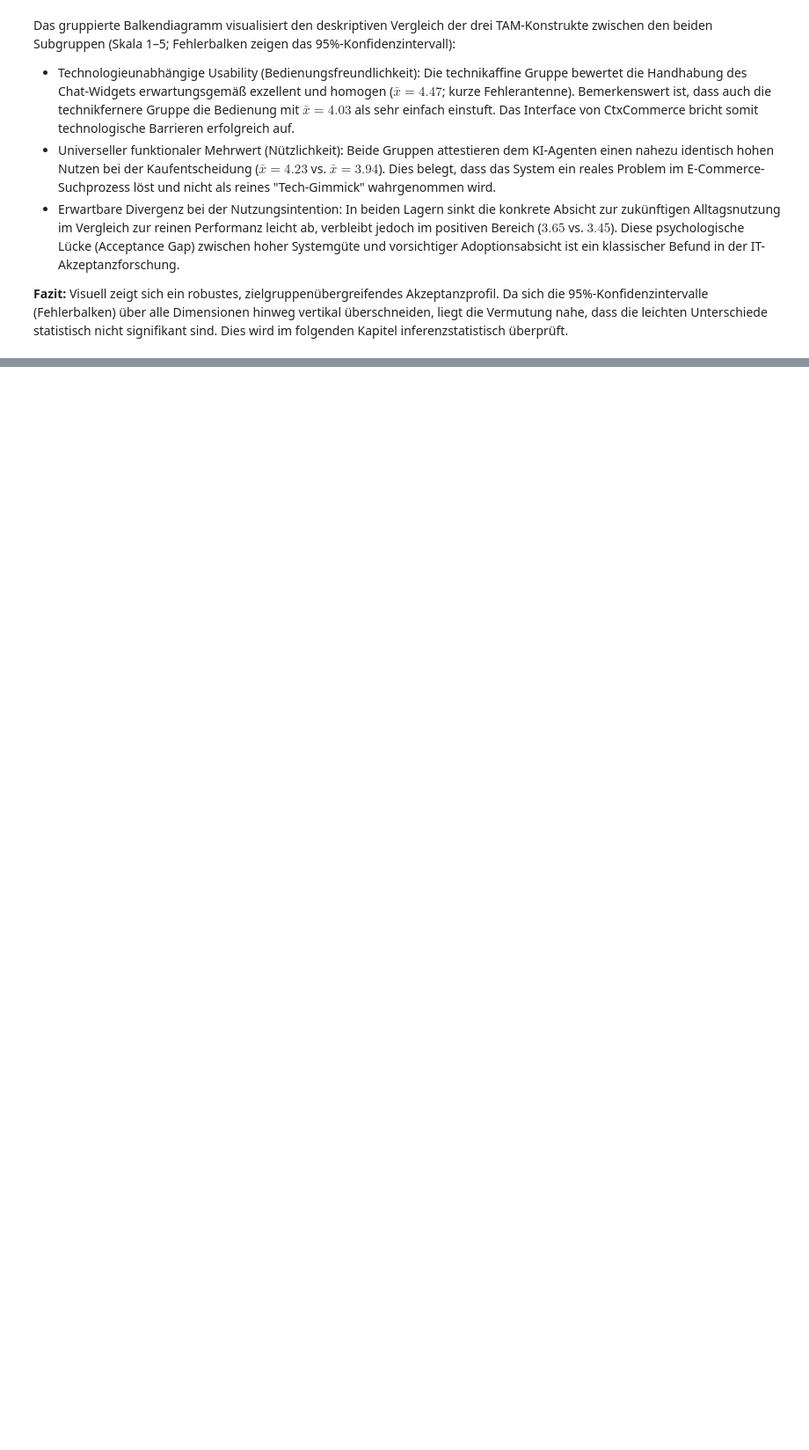
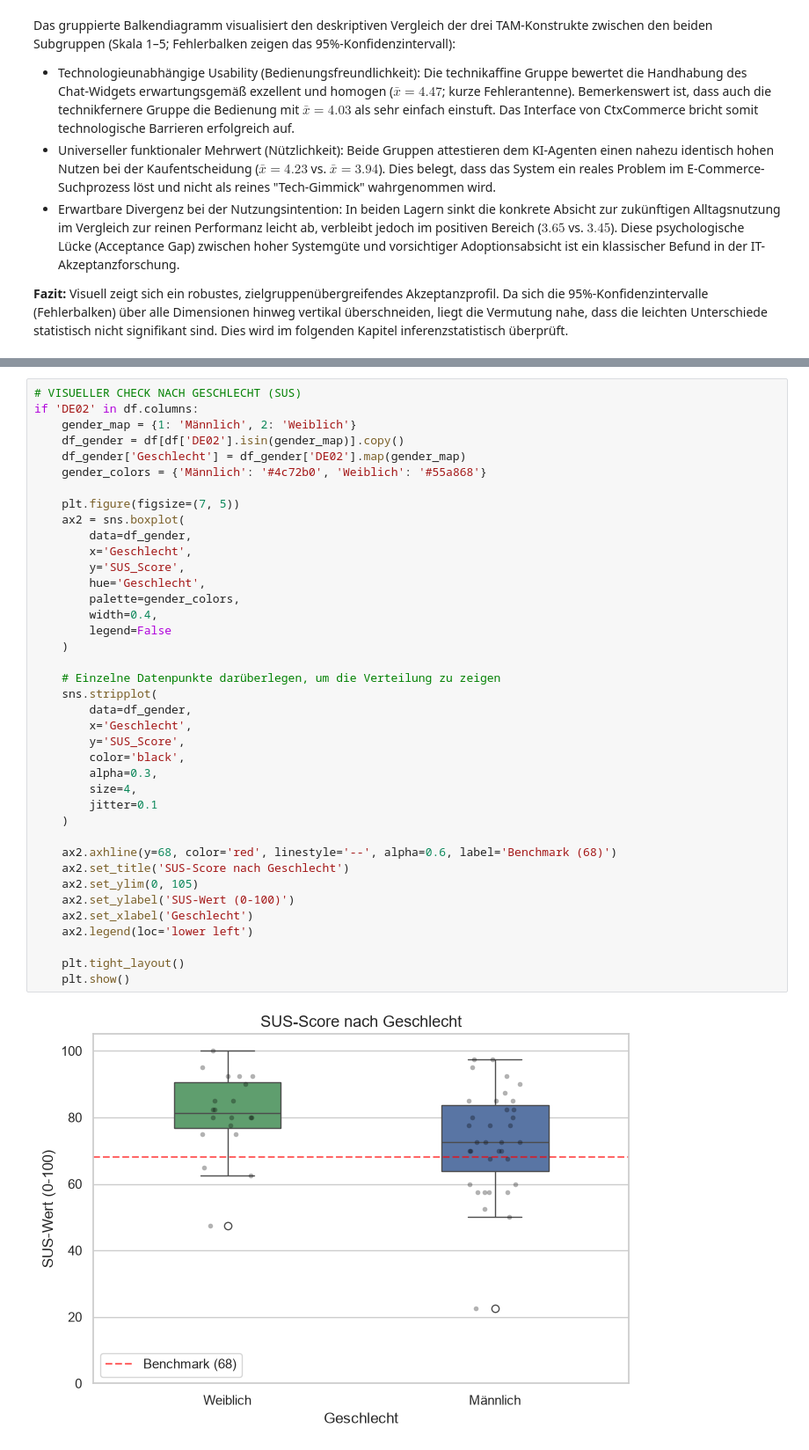
Before and after one commit to fuerstfabian/Analysis-Usability-Acceptance-CtxCommerce, a Jupyter notebook: notebooks/evaluation_analysis.ipynb, the cells around one changed output, grey strips where cells are left out. Shown at 88% size. Drawn from its saved outputs; the diff is of its cells as text; blank space fills up the shorter version.

```diff
--- a/notebooks/evaluation_analysis.ipynb
+++ b/notebooks/evaluation_analysis.ipynb
@@ -619,0 +593,41 @@ print('\n' + '=' * 80 + '\n')
+# %%
+# VISUELLER CHECK NACH GESCHLECHT (SUS)
+if 'DE02' in df.columns:
+    gender_map = {1: 'Männlich', 2: 'Weiblich'}
+    df_gender = df[df['DE02'].isin(gender_map)].copy()
+    df_gender['Geschlecht'] = df_gender['DE02'].map(gender_map)
+    gender_colors = {'Männlich': '#4c72b0', 'Weiblich': '#55a868'}
+
+    plt.figure(figsize=(7, 5))
+    ax2 = sns.boxplot(
+        data=df_gender,
+        x='Geschlecht',
+        y='SUS_Score',
+        hue='Geschlecht',
+        palette=gender_colors,
+        width=0.4,
+        legend=False
+    )
+
+    # Einzelne Datenpunkte darüberlegen, um die Verteilung zu zeigen
+    sns.stripplot(
+        data=df_gender,
+        x='Geschlecht',
+        y='SUS_Score',
+        color='black',
+        alpha=0.3,
+        size=4,
+        jitter=0.1
+    )
+
+    ax2.axhline(y=68, color='red', linestyle='--', alpha=0.6, label='Benchmark (68)')
+    ax2.set_title('SUS-Score nach Geschlecht')
+    ax2.set_ylim(0, 105)
+    ax2.set_ylabel('SUS-Wert (0-100)')
+    ax2.set_xlabel('Geschlecht')
+    ax2.legend(loc='lower left')
+
+    plt.tight_layout()
+    plt.show()
+# %% [output]
+[figure, added]
```
Also changed, not shown: parts of 21 cells of this notebook.
